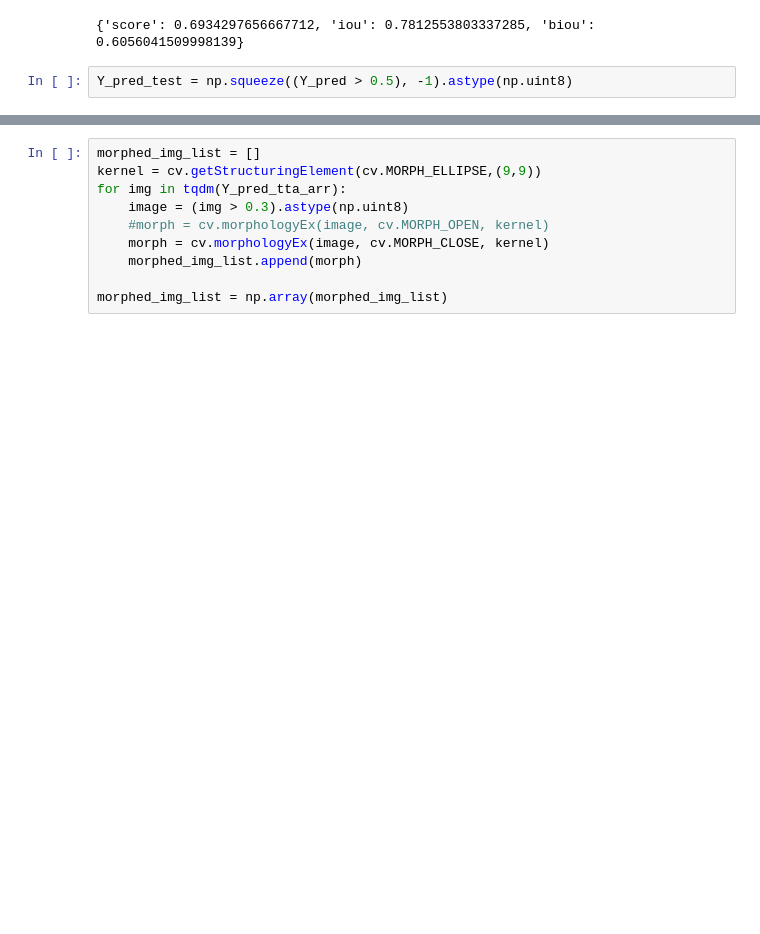
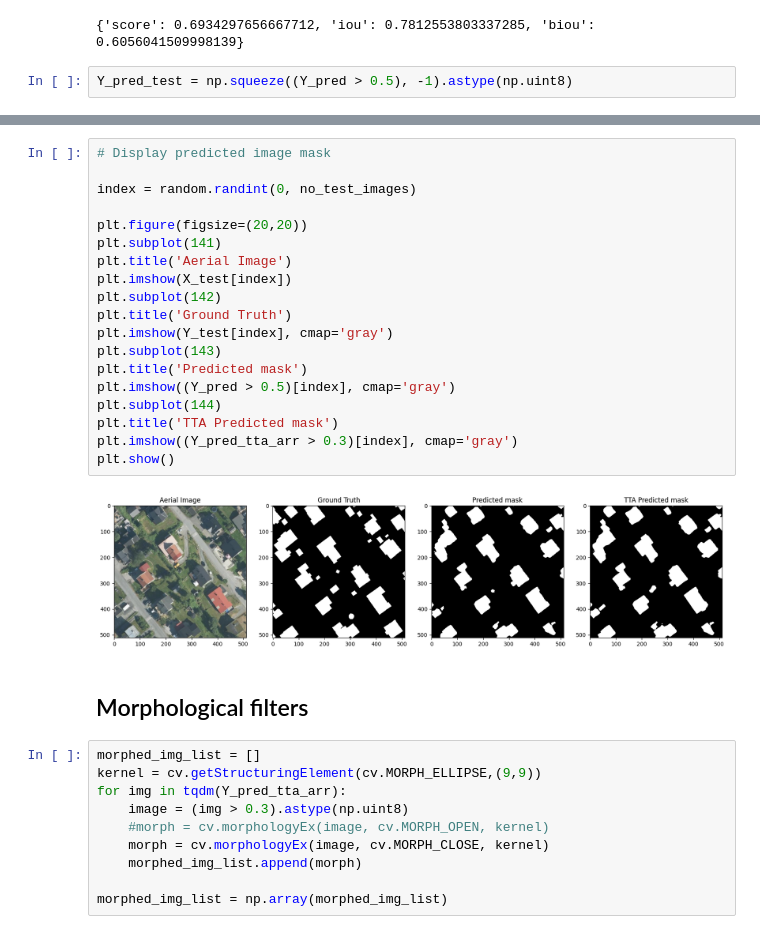
Before and after one commit to erikx50/A-Machine-Learning-approach-for-Building-Segmentation-using-laser-data, a Jupyter notebook: 1c_Test_U-Net.ipynb, the cells around one changed output, grey strips where cells are left out. Saved outputs shown, nothing was run; the diff lists cells and outputs as text; blank space fills up the shorter version.

```diff
--- a/1c_Test_U-Net.ipynb
+++ b/1c_Test_U-Net.ipynb
@@ -185,3 +163,26 @@ plt.show()
+# %%
+# Display predicted image mask
+
+index = random.randint(0, no_test_images)
+
+plt.figure(figsize=(20,20))
+plt.subplot(141)
+plt.title('Aerial Image')
+plt.imshow(X_test[index])
+plt.subplot(142)
+plt.title('Ground Truth')
+plt.imshow(Y_test[index], cmap='gray')
+plt.subplot(143)
+plt.title('Predicted mask')
+plt.imshow((Y_pred > 0.5)[index], cmap='gray')
+plt.subplot(144)
+plt.title('TTA Predicted mask')
+plt.imshow((Y_pred_tta_arr > 0.3)[index], cmap='gray')
+plt.show()
+# %% [output]
+[figure, added]
+# %% [markdown]
+## Morphological filters
 # %%
 morphed_img_list = []
 kernel = cv.getStructuringElement(cv.MORPH_ELLIPSE,(9,9))
```
Also changed, not shown: parts of 10 cells of this notebook, 4 other files.
